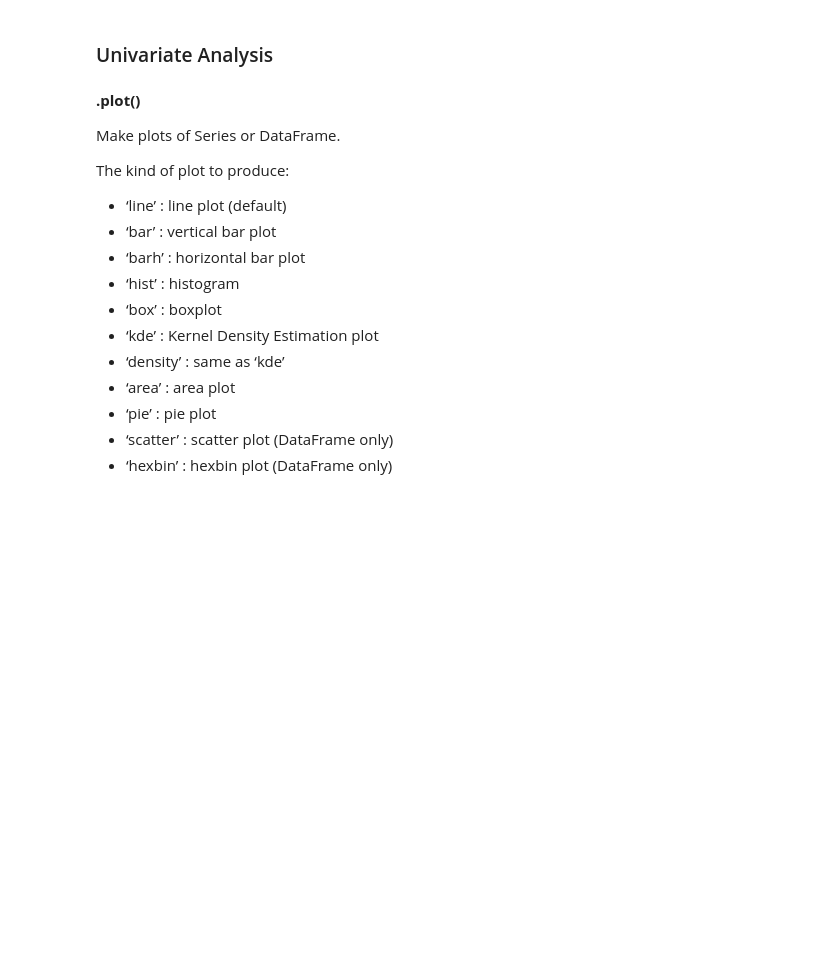
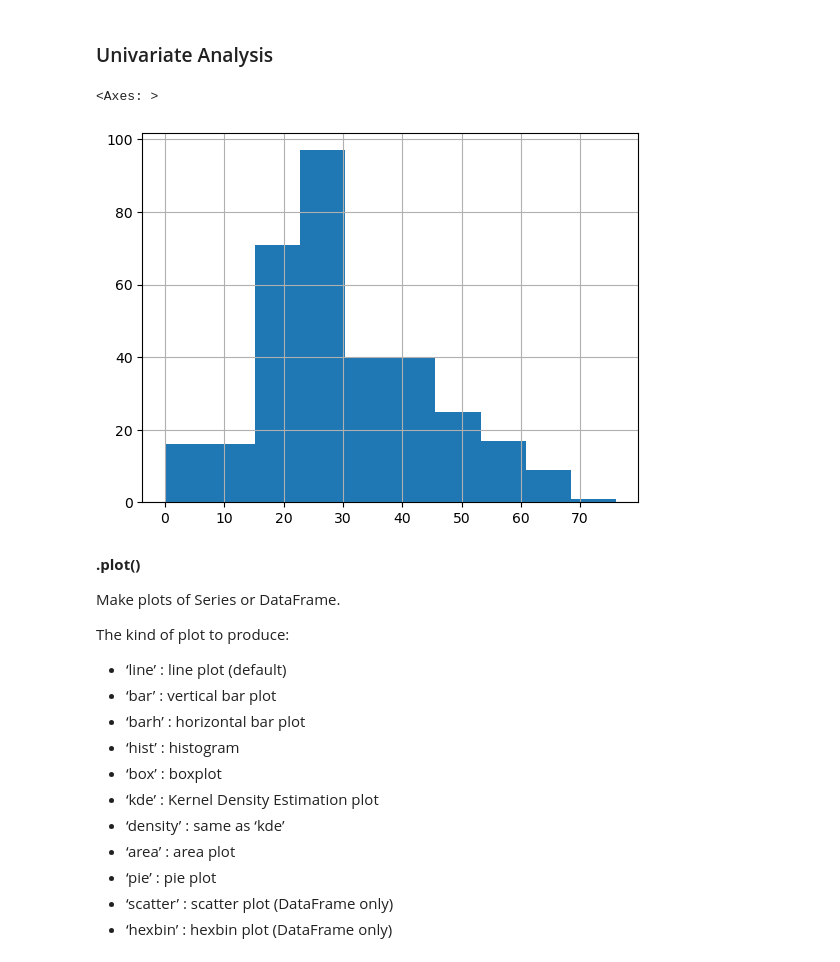
Before and after one commit to shcr4093/INFO2201_Notes, a Jupyter notebook: w6d1_EDAintro.ipynb, the cells around one changed output. Drawn from its saved outputs; the diff is of its cells as text; code cells hidden in the pictures; blank space fills up the shorter version.

```diff
--- a/w6d1_EDAintro.ipynb
+++ b/w6d1_EDAintro.ipynb
@@ -56,2 +218,5 @@ keep : Whether to keep first('first'), last('last'), or all (Flase) duplicate va
 # %%
 #1 set to lower case
+
+titanicCopy['sex'] = titanicCopy['Sex'].str.lower()
+titanicCopy['sex'].value_counts()
@@ -59,0 +229,5 @@ keep : Whether to keep first('first'), last('last'), or all (Flase) duplicate va
+# %%
+#replace the other words
+titanicCopy['sex'] = titanicCopy['sex'].str.replace("woman",'female')
+titanicCopy['sex'] = titanicCopy['sex'].str.replace("man",'male')
+titanicCopy['sex'].value_counts()
@@ -68,2 +261,4 @@ it is important taht we have nan values for now
+# %%
+titanicCopy['Age'] = titanicCopy['Age'] .replace('nan',np.nan)
 # %%
 #check the age
@@ -71,5 +281,6 @@ it is important taht we have nan values for now
 now we need to reset the Df back to what it was originally
 # %%
 #round them to the 0th position
+titanicCopy['Age'] = titanicCopy['Age'].round(0)
 # %%
 #check unique
@@ -79,6 +314,12 @@ now we need to reset the Df back to what it was originally
 ### Univariate Analysis
 # %%
 # what do you use to plot numerical distributions?
+# IMPORTANT FOR PROJECT
+
+titanicCopy['Age'].hist()
+# %% [output]
+<Axes: >
+[figure, added]
 # %% [markdown]
 **.plot()**
 
```
Also changed, not shown: parts of 40 cells of this notebook, 3 other files.
